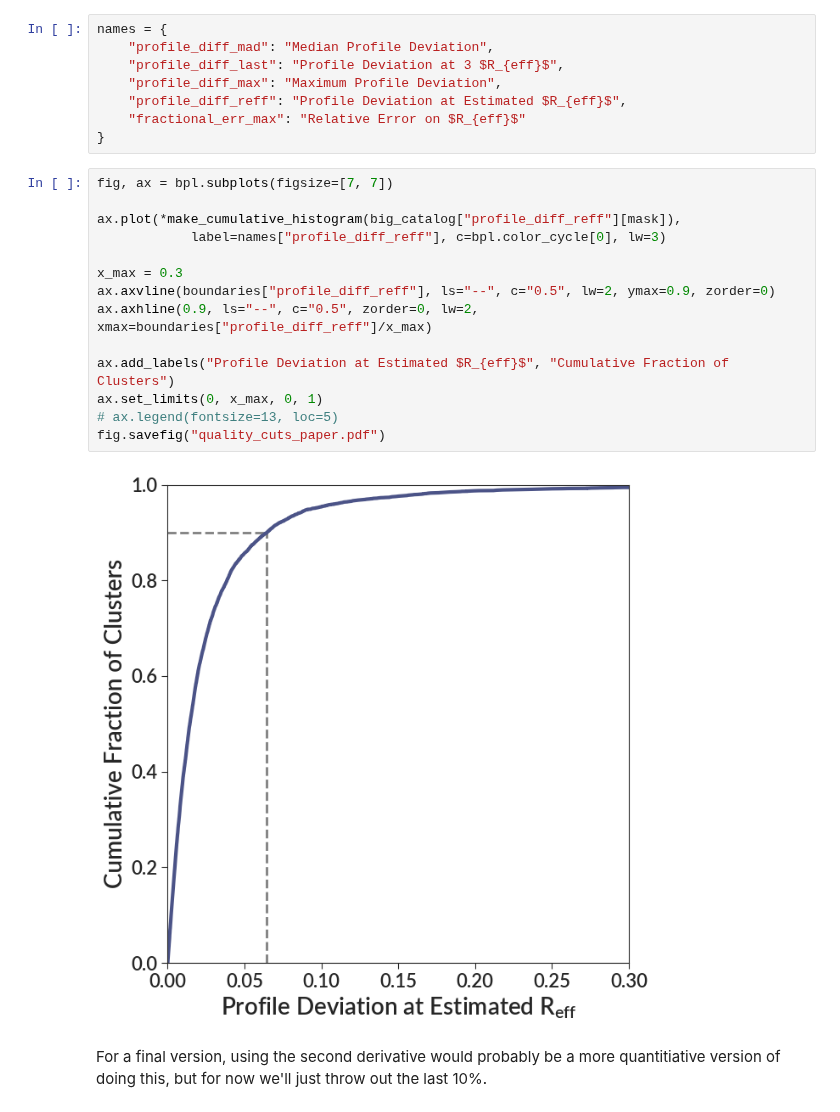
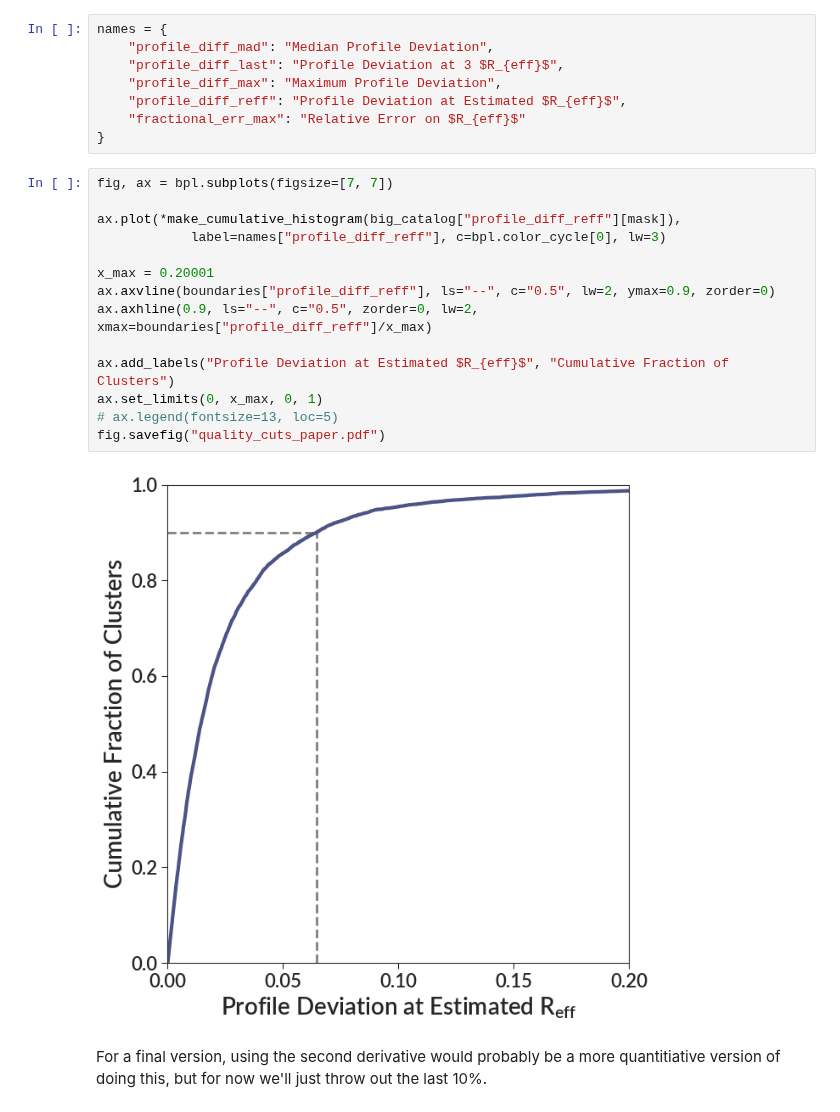
Before and after one commit to gillenbrown/LEGUS-sizes, a Jupyter notebook: analysis/quality_cuts.ipynb, the cells around one changed output. Drawn from its saved outputs; the diff is of its cells as text.

```diff
--- a/analysis/quality_cuts.ipynb
+++ b/analysis/quality_cuts.ipynb
@@ -90,19 +90,19 @@ names = {
 # %%
 fig, ax = bpl.subplots(figsize=[7, 7])
 
 ax.plot(*make_cumulative_histogram(big_catalog["profile_diff_reff"][mask]),
             label=names["profile_diff_reff"], c=bpl.color_cycle[0], lw=3)
 
-x_max = 0.3
+x_max = 0.20001
 ax.axvline(boundaries["profile_diff_reff"], ls="--", c="0.5", lw=2, ymax=0.9, zorder=0)
 ax.axhline(0.9, ls="--", c="0.5", zorder=0, lw=2, xmax=boundaries["profile_diff_reff"]/x_max)
 
 ax.add_labels("Profile Deviation at Estimated $R_{eff}$", "Cumulative Fraction of Clusters")
 ax.set_limits(0, x_max, 0, 1)
 # ax.legend(fontsize=13, loc=5)
 fig.savefig("quality_cuts_paper.pdf")
 # %% [output]
-[figure, old version]
+[figure, new version]
 # %% [markdown]
 For a final version, using the second derivative would probably be a more quantitiative version of doing this, but for now we'll just throw out the last 10%.
 # %%
```
